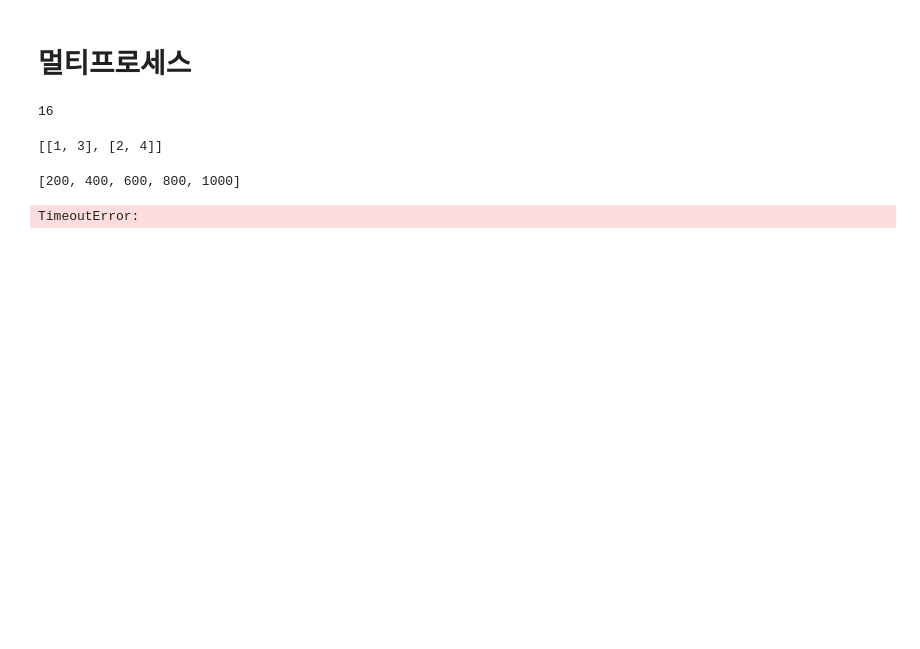
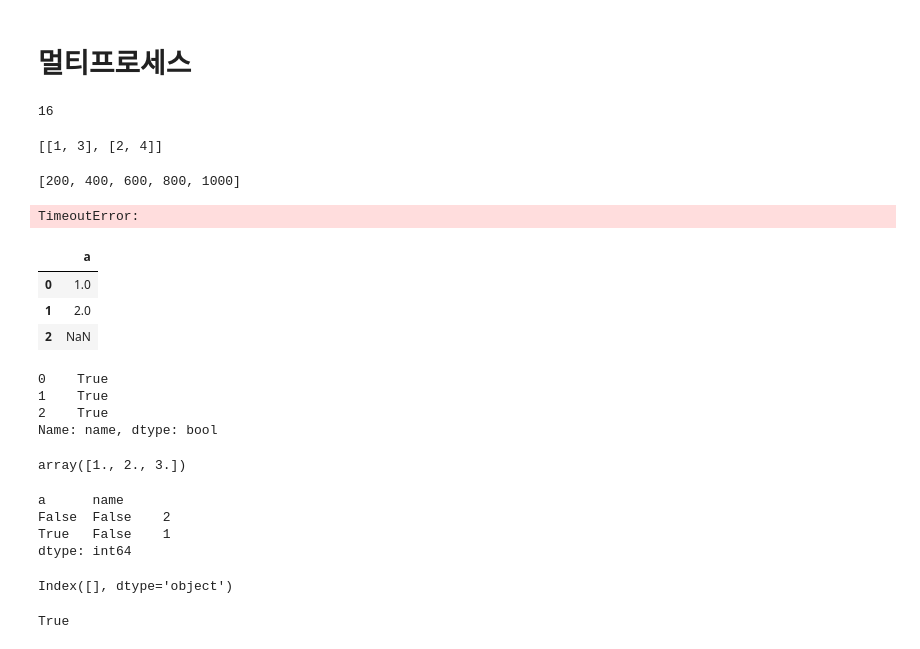
Before and after one commit to ymmu/airflow_test, a Jupyter notebook: listenBrainz_EDA.ipynb, the cells around one changed output. Drawn from its saved outputs; the diff is of its cells as text; code cells hidden in the pictures; blank space fills up the shorter version.

```diff
--- a/listenBrainz_EDA.ipynb
+++ b/listenBrainz_EDA.ipynb
@@ -964,3 +964,41 @@ with Pool(processes=4) as pool:         # start 4 worker processes
 # %%
 # %% [output]
 TimeoutError:
+# %%
+df = pd.DataFrame({'a':[1,2,None], 'name':['a','b','c']})
+df2 = pd.DataFrame({'a':[None,None,3], 'name':['a','b','c']})
+
+cols_to_use = df2.columns.difference(df.columns)
+# %%
+df
+# %% [output]
+|  | a |
+| 0 | 1.0 |
+| 1 | 2.0 |
+| 2 | NaN |
+# %%
+df.name == df2.name
+# %% [output]
+0    True
+1    True
+2    True
+Name: name, dtype: bool
+# %%
+np.where((df.name == df2.name) & (df.a.isnull() | df.a.isna()), df2.a, df.a)
+# %% [output]
+array([1., 2., 3.])
+# %%
+df.isnull().value_counts()
+# %% [output]
+a      name
+False  False    2
+True   False    1
+dtype: int64
+# %%
+cols_to_use
+# %% [output]
+Index([], dtype='object')
+# %%
+'a' in df.columns
+# %% [output]
+True
```
Also changed, not shown: 1 other file.
